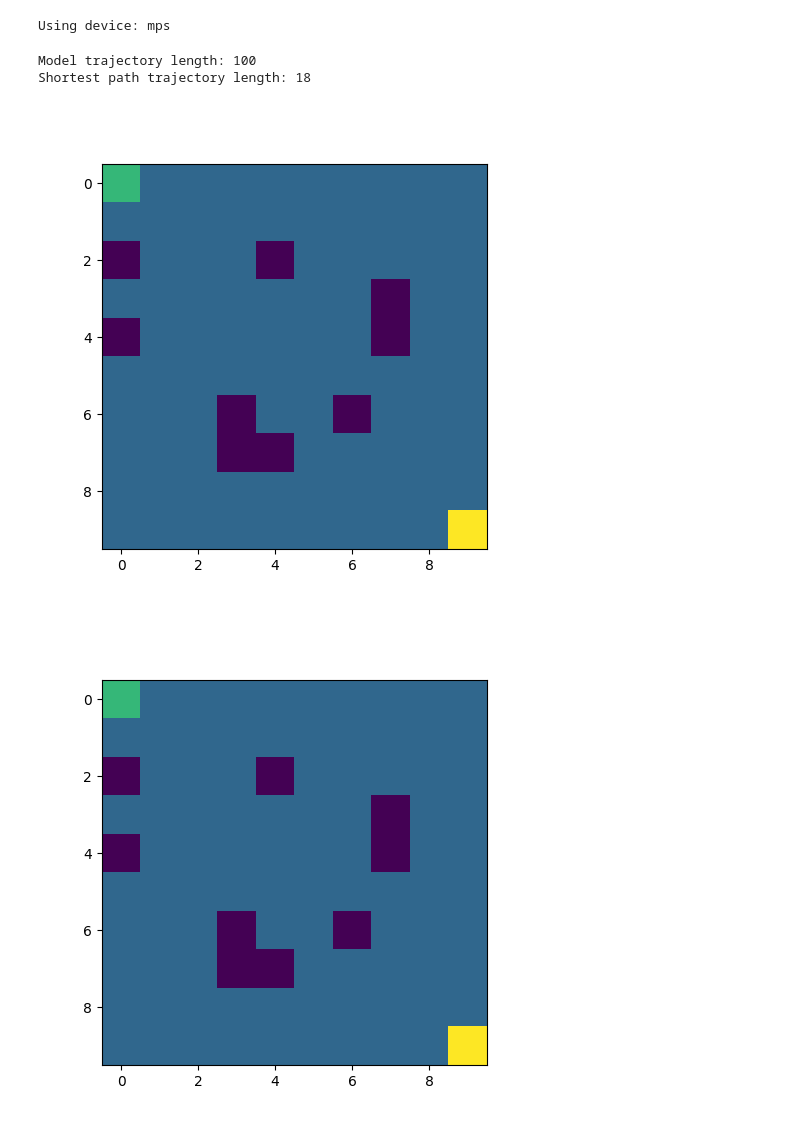
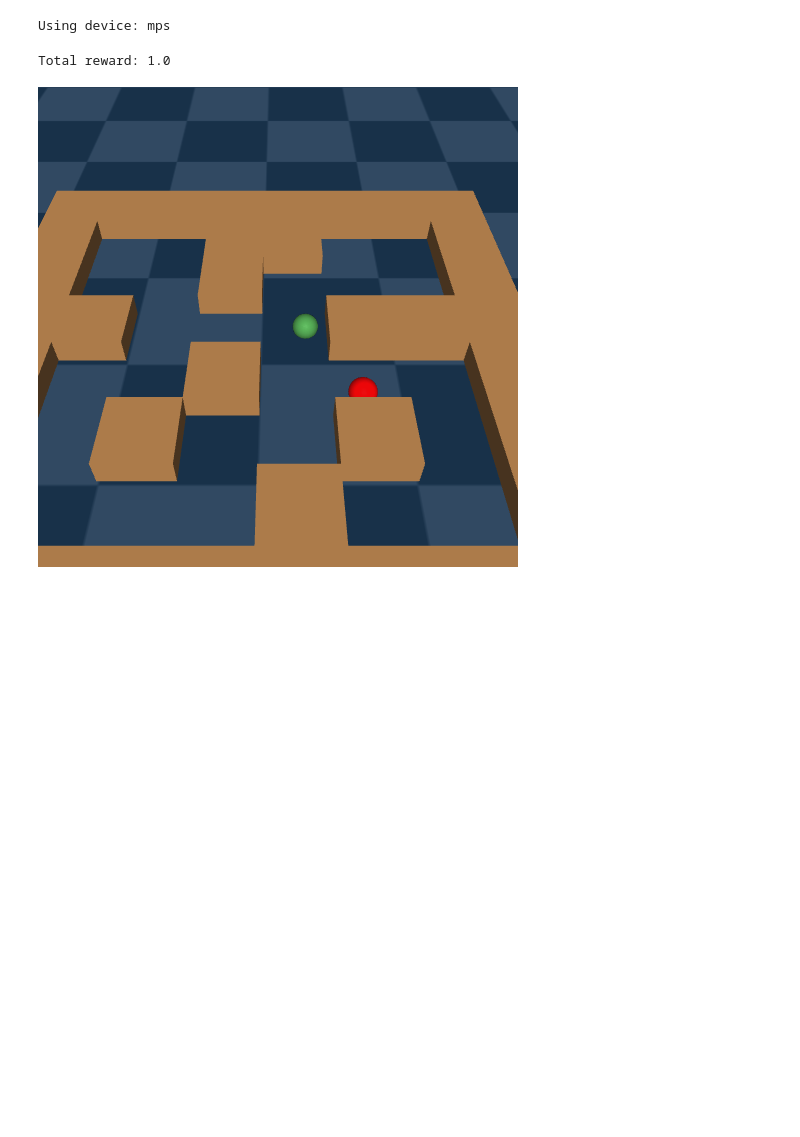
Before and after one commit to abrarsheikh/blog, a Jupyter notebook: content/offline_rl.ipynb, the cells around one changed output. Cells and saved outputs as stored; diff of their text form; code cells hidden in the pictures; blank space fills up the shorter version.

```diff
--- a/content/offline_rl.ipynb
+++ b/content/offline_rl.ipynb
@@ -981,38 +957,41 @@ train(model, dataloader, optimizer, vocab_size, n_epochs, writer, device=device,
 # %% [output]
 Using device: mps
 # %%
-_, trajectory = rollout(
+total_reward, trajectory, imgs = rollout(
     model=model,
-    env=env,
+    env=minari.load_dataset("D4RL/pointmaze/medium-v2", True).recover_environment(
+        render_mode="rgb_array", continuing_task=False
+    ),
     discretizer=dataset.discretizer,
-    beam_width=beam_width,
-    beam_steps=beam_steps,
-    beam_context=beam_context,
-    sample_expansion=sample_expansion,
+    beam_width=4,
+    beam_steps=3,
+    beam_context=7,
+    sample_expansion=2,
     observation_dim=observation_dim,
     action_dim=action_dim,
     reward_dim=reward_dim,
     value_dim=value_dim,
     transition_dim=transition_dim,
-    max_steps=100,
-    plan_every=plan_every,
-    obs_top_k=obs_top_k,
-    act_top_k=act_top_k,
-    rew_top_k=rew_top_k,
+    max_steps=400,
+    plan_every=1,
+    obs_top_k=1,
+    act_top_k=2,
+    rew_top_k=None,
     temperature=1.0,
     greedy=False,
-    device=device
+    device=device,
+    generate_gif=True,
 )
-
-shorted_trajectory = collect_trajectories(env, num_episodes=1, policy='shortest_path')[0]
-
-an1 = animate_trajectory(env, trajectory)
-an2 = animate_trajectory(env, shorted_trajectory)
-
-print(f"Model trajectory length: {len(trajectory)}")
-print(f"Shortest path trajectory length: {len(shorted_trajectory)}")
+print(f"Total reward: {total_reward}")
 # %% [output]
-Model trajectory length: 100
-Shortest path trajectory length: 18
+Total reward: 1.0
-[figure, removed]
-[figure, removed]
+# %%
+import imageio
+from IPython.display import Image
+
+# save the images as a gif
+imageio.mimsave("trajectory.gif", imgs, fps=30)
+# display the gif and repeat it forever
+Image(filename="trajectory.gif")
+# %% [output]
+[figure, added]
```
Also changed, not shown: parts of 17 cells of this notebook, 2 other files.
